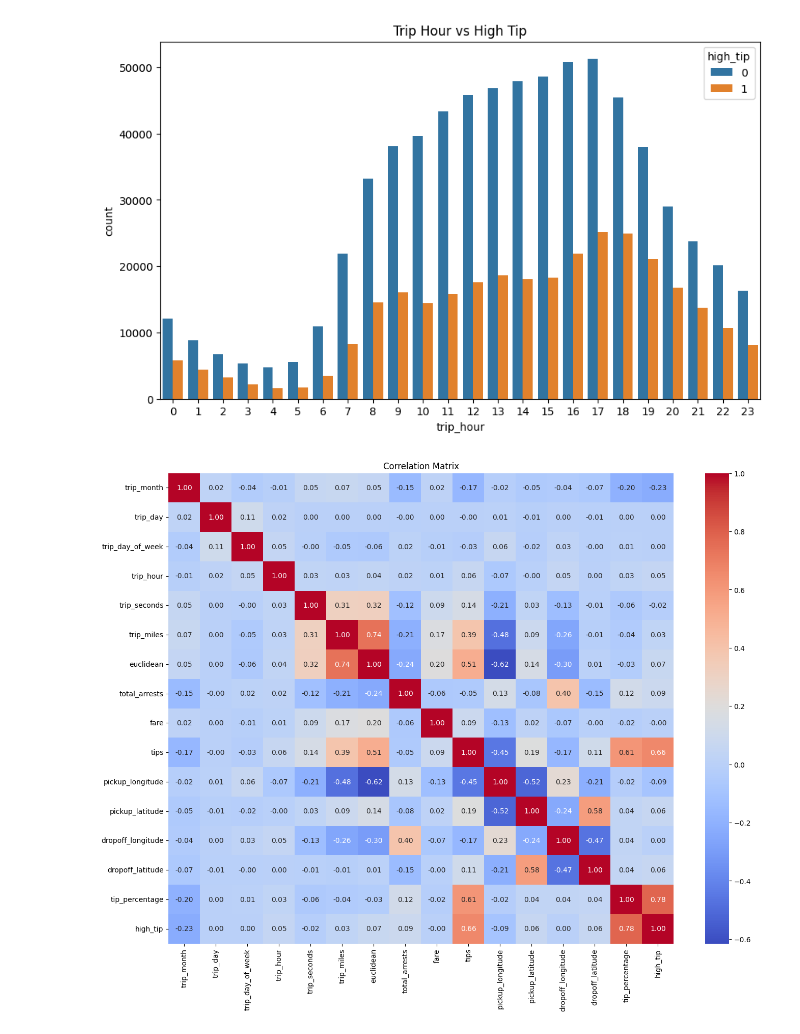
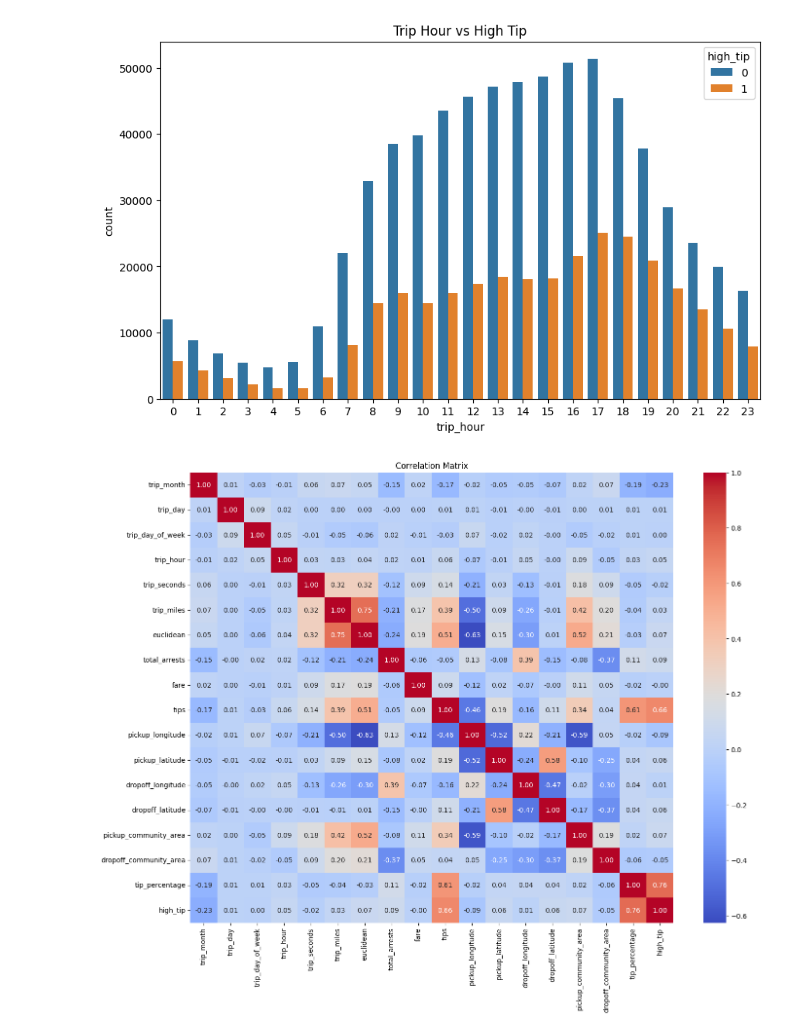
Before and after one commit to GCP-ML-specialisation/gcp-ml-specialisation-demo1, a Jupyter notebook: dataset-management.ipynb, the cells around one changed output. Saved outputs shown, nothing was run; the diff lists cells and outputs as text; code cells hidden in the pictures.

```diff
--- a/dataset-management.ipynb
+++ b/dataset-management.ipynb
@@ -120,3 +122,5 @@ FROM playground.taxi_trips
+# %%
+df = df.dropna()
 # %%
 df.head().T
 # %% [output]
@@ -270,18 +229,25 @@ plt.show()
 # %% [output]
 [figure]
 # %%
-columns_to_include = [col for col in df.columns if 'log' not in col]
+columns_to_include = [col for col in df.select_dtypes(include=[np.number]).columns if 'log' not in col]
 
-# Drop columns not in columns_to_include
-df = df[columns_to_include]
 
-# Plot the correlation matrix
+df_numeric = df[columns_to_include].apply(pd.to_numeric, errors='coerce')
+
+# Drop columns or rows that are entirely NaN
+df_numeric = df_numeric.dropna(axis=1, how='all')  # Drop columns with all NaN
+df_numeric = df_numeric.dropna(axis=0, how='any')  # Drop rows with any NaN
+
+# Calculate the correlation matrix
+corr_matrix = df_numeric.corr()
+
+# Plot the correlation matrix using a heatmap
 plt.figure(figsize=(16, 12))
-sns.heatmap(df, annot=True, cmap='coolwarm', fmt='.2f')
+sns.heatmap(corr_matrix, annot=True, cmap='coolwarm', fmt='.2f')
 plt.title('Correlation Matrix')
 plt.show()
 # %% [output]
-[figure, old version]
+[figure, new version]
 # %%
 _LABEL_KEY = 'tips'
 _FARE_KEY = 'fare'
```
Also changed, not shown: parts of 19 cells of this notebook, 14 other files.
